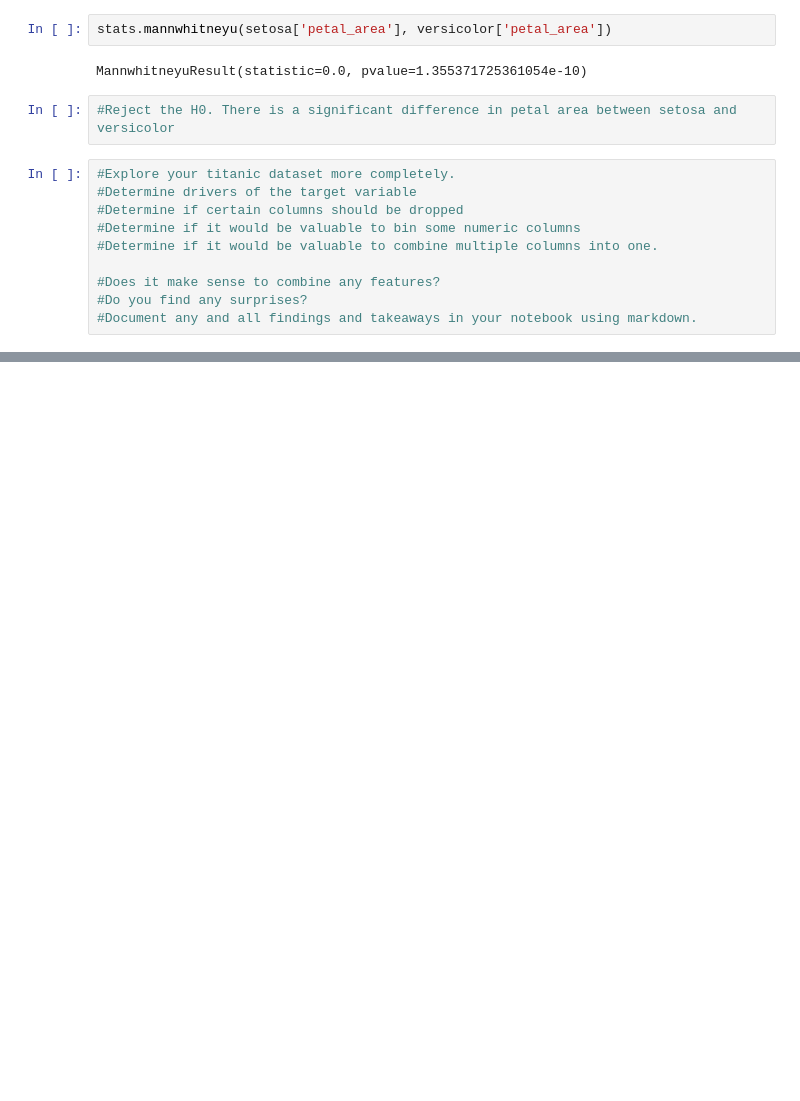
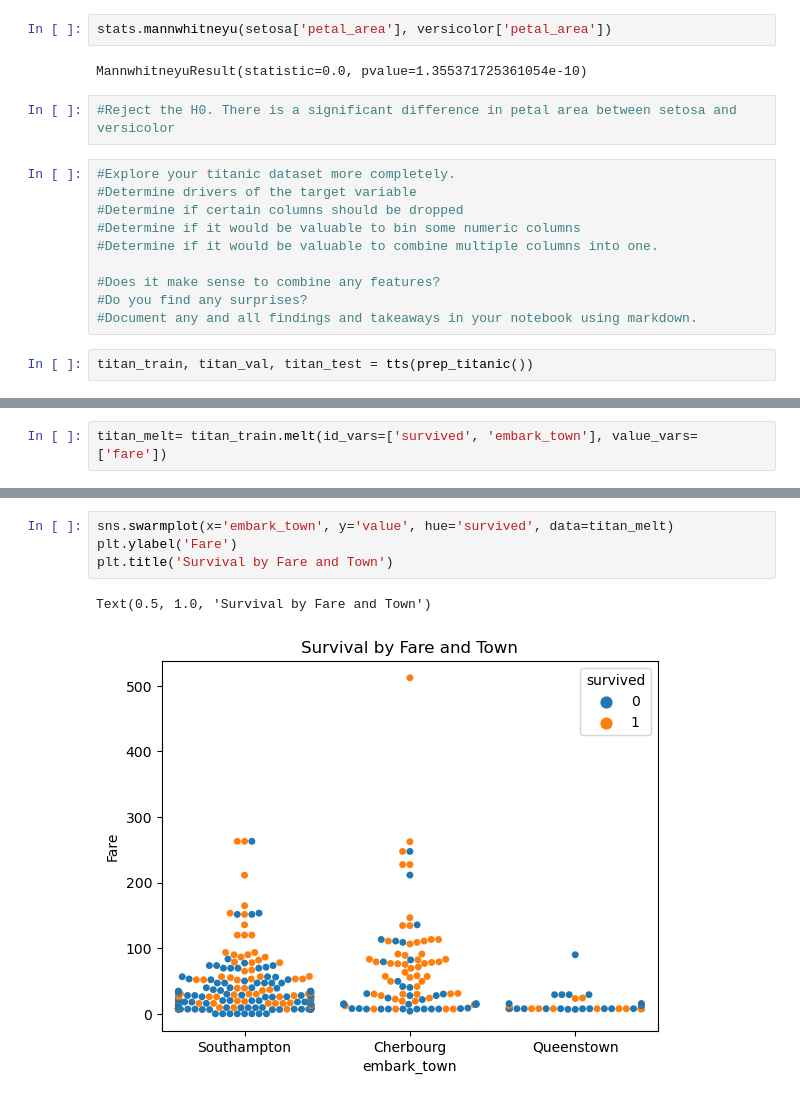
Before and after one commit to Andy-Jensen/classification-exercises, a Jupyter notebook: classification_exercises.ipynb, the cells around one changed output, grey strips where cells are left out. Cells and saved outputs as stored; diff of their text form; blank space fills up the shorter version.

```diff
--- a/classification_exercises.ipynb
+++ b/classification_exercises.ipynb
@@ -949,3 +949,5 @@ MannwhitneyuResult(statistic=0.0, pvalue=1.355371725361054e-10)
 #Does it make sense to combine any features?
 #Do you find any surprises?
 #Document any and all findings and takeaways in your notebook using markdown.
+# %%
+titan_train, titan_val, titan_test = tts(prep_titanic())
@@ -951,0 +965,2 @@ MannwhitneyuResult(statistic=0.0, pvalue=1.355371725361054e-10)
+# %%
+titan_melt= titan_train.melt(id_vars=['survived', 'embark_town'], value_vars=['fare'])
@@ -951,0 +976,7 @@ MannwhitneyuResult(statistic=0.0, pvalue=1.355371725361054e-10)
+# %%
+sns.swarmplot(x='embark_town', y='value', hue='survived', data=titan_melt)
+plt.ylabel('Fare')
+plt.title('Survival by Fare and Town')
+# %% [output]
+Text(0.5, 1.0, 'Survival by Fare and Town')
+[figure, added]
```
Also changed, not shown: parts of 15 cells of this notebook.
